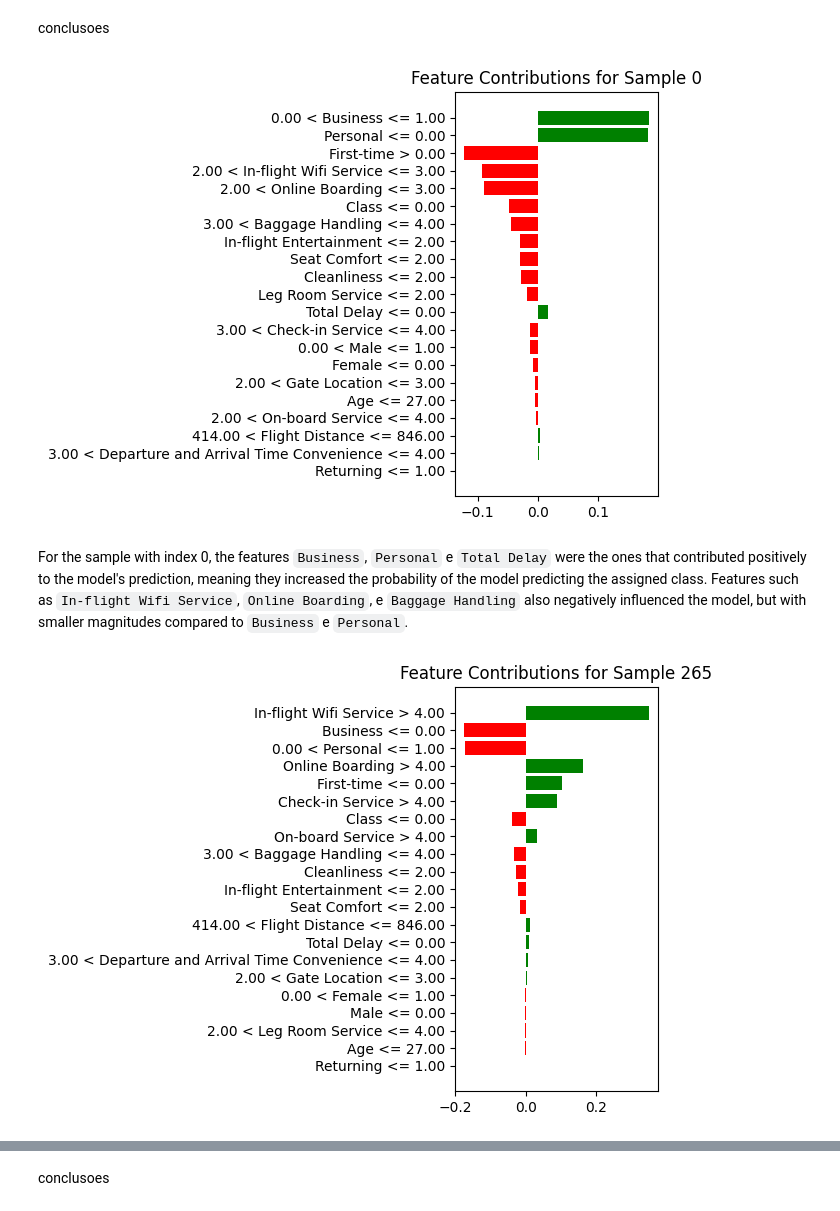
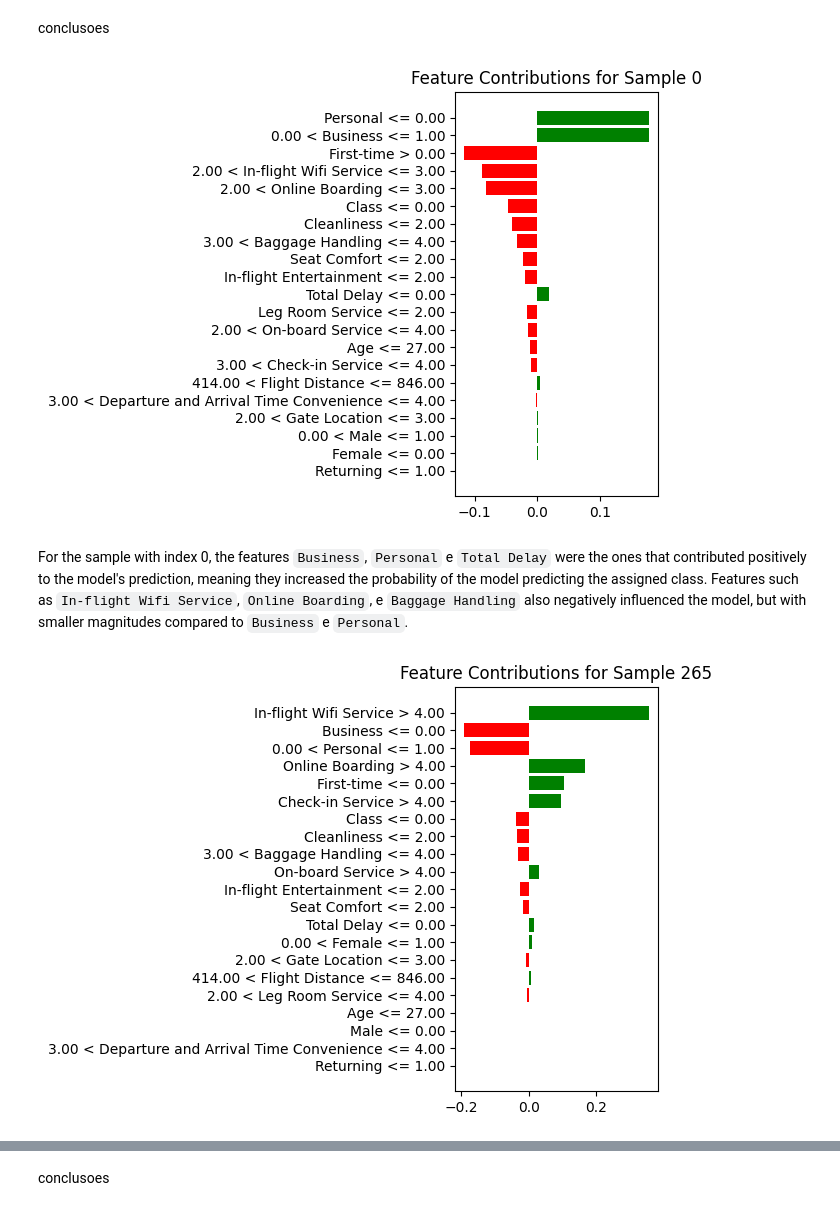
Before and after one commit to seblessa/XAI, a Jupyter notebook: marta.ipynb, the cells around one changed output, grey strips where cells are left out. Drawn from its saved outputs; the diff is of its cells as text; code cells hidden in the pictures.

```diff
--- a/marta.ipynb
+++ b/marta.ipynb
@@ -245,6 +264,12 @@ If shuffling greatly reduces accuracy, the variable is important to the model.
 - **LIME-** Focuses on explaining how the model makes decisions for an individual sample, showing the impact of each feature on the prediction for that instance, while the surrogate model tries to understand the global behavior of the model.
 
 - **SHAP-** Calculates the contribution of each feature to the model's prediction. It considers all possible combinations of features (subsets) to ensure a fair distribution of the "responsibility" of each feature in the prediction.
+# %%
+# To use the same samples in LIME and in SHAP
+from sklearn.model_selection import train_test_split
+
+# Split data into training and test sets
+X_train, X_test, y_train, y_test = train_test_split(X, y, test_size=0.2, random_state=42)
 # %%
-utils.apply_permutation_importance_xai(X,y,forest)
+utils.apply_permutation_importance_xai(X_train, X_test, y_train, y_test, forest)
 # %% [output]
@@ -252,13 +277,13 @@ KeyboardInterrupt:
 # %% [markdown]
 conclusoes
 # %%
-utils.apply_lime_xai(X,y,forest,0)
+utils.apply_lime_xai(X_train, X_test, y_train, y_test, forest,0)
 # %% [output]
-[figure, old version]
+[figure, new version]
 # %% [markdown]
 For the sample with index 0, the features `Business`, `Personal` e `Total Delay` were the ones that contributed positively to the model's prediction, meaning they increased the probability of the model predicting the assigned class.
 Features such as `In-flight Wifi Service`, `Online Boarding`, e `Baggage Handling` also negatively influenced the model, but with smaller magnitudes compared to `Business` e `Personal`.
 # %%
-utils.apply_lime_xai(X,y,forest,265)
+utils.apply_lime_xai(X_train, X_test, y_train, y_test, forest, 265)
 # %% [output]
-[figure, old version]
+[figure, new version]
```
Also changed, not shown: parts of 13 cells of this notebook, 1 other file.
